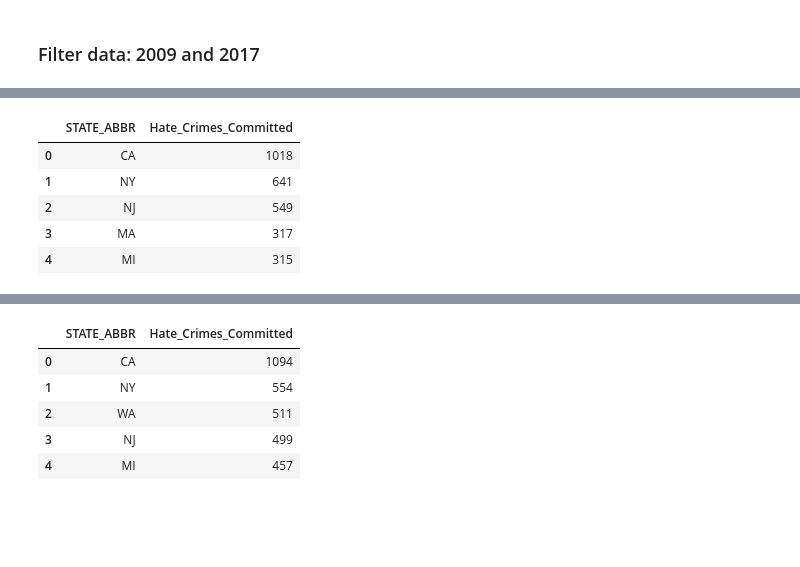
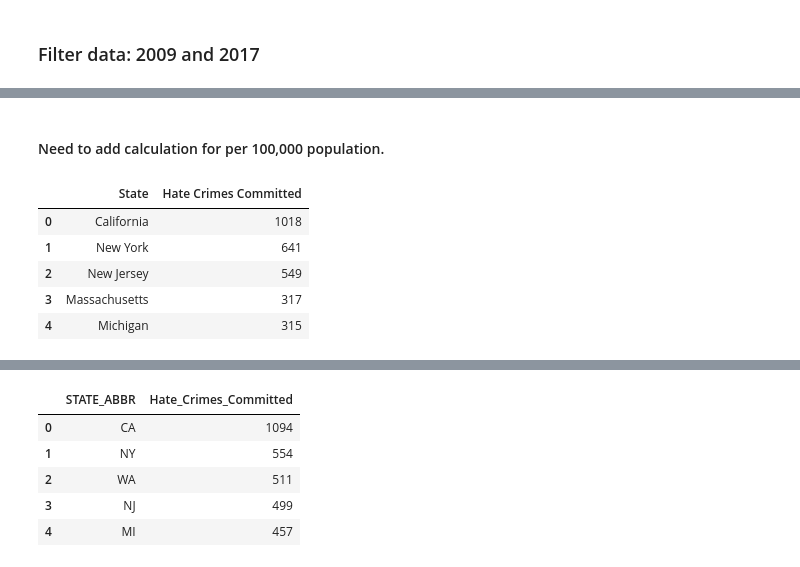
Before and after one commit to ZGrinacoff/Eight-Years-Later, a Jupyter notebook: hate_crime.ipynb, the cells around one changed output, grey strips where cells are left out. Drawn from its saved outputs; the diff is of its cells as text; code cells hidden in the pictures; blank space fills up the shorter version.

```diff
--- a/hate_crime.ipynb
+++ b/hate_crime.ipynb
@@ -67,17 +48,20 @@ reduced_hate_crime_2009_df.head()
 | 136966 | 141005 | 2009 | 5-Aug-09 | Anchorage | City | AK | Alaska | ... |
 | 136967 | 141006 | 2009 | 28-Aug-09 | Anchorage | City | AK | Alaska | ... |
 | 136968 | 141007 | 2009 | 28-Aug-09 | Anchorage | City | AK | Alaska | ... |
+# %% [markdown]
+#### Need to add calculation for per 100,000 population.
 # %%
 # Create new DF for 2009 from value counts. Total number of hate crimes committed per state.
-states2009 = reduced_hate_crime_2009_df['STATE_ABBR'].value_counts(sort=True)
+
+states2009 = reduced_hate_crime_2009_df['STATE_NAME'].value_counts(sort=True)
 state_hatecrime_2009_df = pd.DataFrame(states2009)
 state_hatecrime_2009_df = state_hatecrime_2009_df.reset_index()
-state_hatecrime_2009_df.columns = ['STATE_ABBR', 'Hate_Crimes_Committed']
+state_hatecrime_2009_df.columns = ['State', 'Hate Crimes Committed']
 state_hatecrime_2009_df.head()
 # %% [output]
-|  | STATE_ABBR | Hate_Crimes_Committed |
-| 0 | CA | 1018 |
-| 1 | NY | 641 |
-| 2 | NJ | 549 |
-| 3 | MA | 317 |
-| 4 | MI | 315 |
+|  | State | Hate Crimes Committed |
+| 0 | California | 1018 |
+| 1 | New York | 641 |
+| 2 | New Jersey | 549 |
+| 3 | Massachusetts | 317 |
+| 4 | Michigan | 315 |
```
Also changed, not shown: parts of 7 cells of this notebook.
